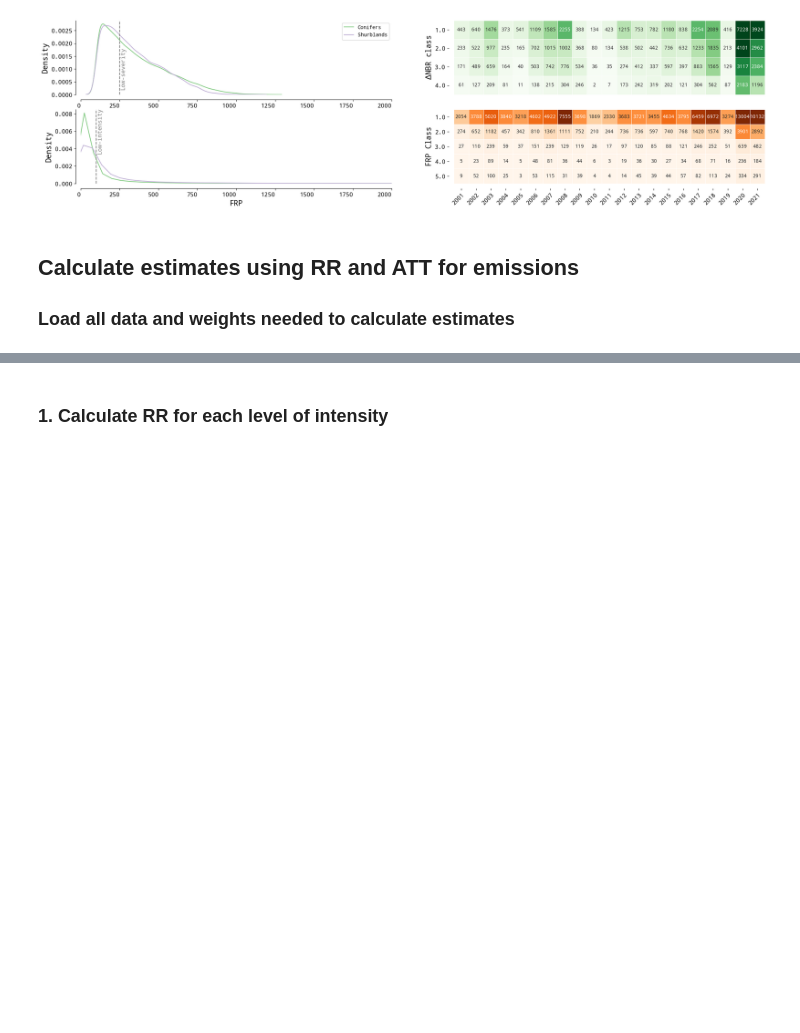
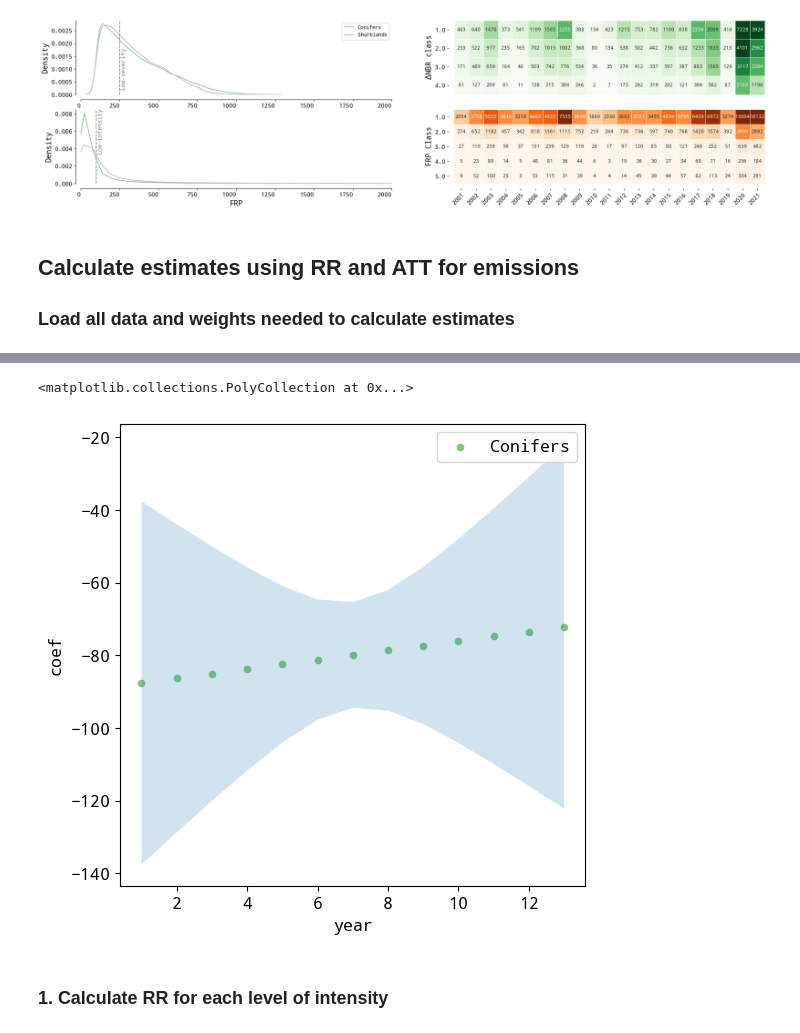
Before and after one commit to echolab-stanford/prescribed_fires, a Jupyter notebook: analysis/relative_risk.ipynb, the cells around one changed output, grey strips where cells are left out. Saved outputs shown, nothing was run; the diff lists cells and outputs as text; code cells hidden in the pictures; blank space fills up the shorter version.

```diff
--- a/analysis/relative_risk.ipynb
+++ b/analysis/relative_risk.ipynb
@@ -17,6 +17,10 @@ import geopandas as gpd
 import matplotlib.pyplot as plt
 import seaborn as sns
 from matplotlib.gridspec import GridSpecFromSubplotSpec
+from matplotlib.cm import ScalarMappable
+from matplotlib.colors import Normalize
+from mpl_toolkits.axes_grid1 import make_axes_locatable
+from matplotlib.layout_engine import ConstrainedLayoutEngine
 
 from prescribed.plot import template_plots, plot_outcomes, plot_std_diffs
 from prescribed.estimate.calculate_estimator import calculate_estimator
@@ -39,6 +43,9 @@ colors_measurement = {
     "severity": "Greens",
     "intensity": "Oranges",
 }
+
+# Should all results and plots be pooled?
+pooling = True
 # %% [markdown]
 ## Plot severity and intensity classes in our datasets
 # %%
@@ -285,3 +352,25 @@ dnbr = dnbr.merge(
+# %%
+# plot the coeficient and the confidence intervals
+
+df_frp = df_frp.sort_values("year")
+fig, ax = plt.subplots(1, 1, figsize=(6, 6))
+df_frp.plot.scatter(
+    x="year",
+    y="coef",
+    ax=ax,
+    color=colors_land_type["conifers"],
+    label="Conifers",
+)
+
+ax.fill_between(
+            df_frp["year"],
+            df_frp["low_ci"],
+            df_frp["high_ci"],
+            alpha=0.2,
+        )
+# %% [output]
+<matplotlib.collections.PolyCollection at 0x...>
+[figure, added]
 # %% [markdown]
 ### 1.  Calculate RR for each level of intensity
 # %%
```
Also changed, not shown: parts of 21 cells of this notebook, 3 other files.
